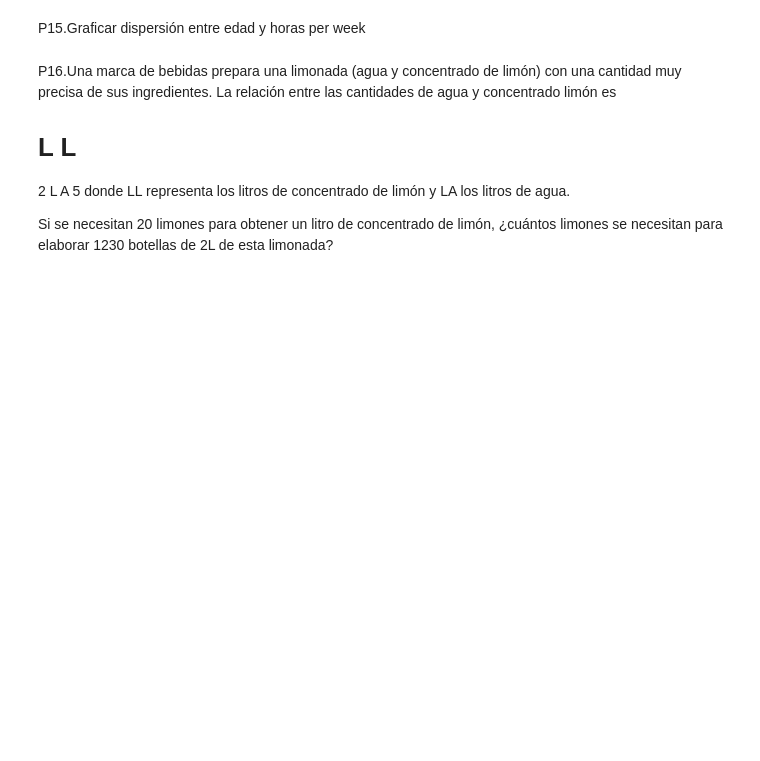
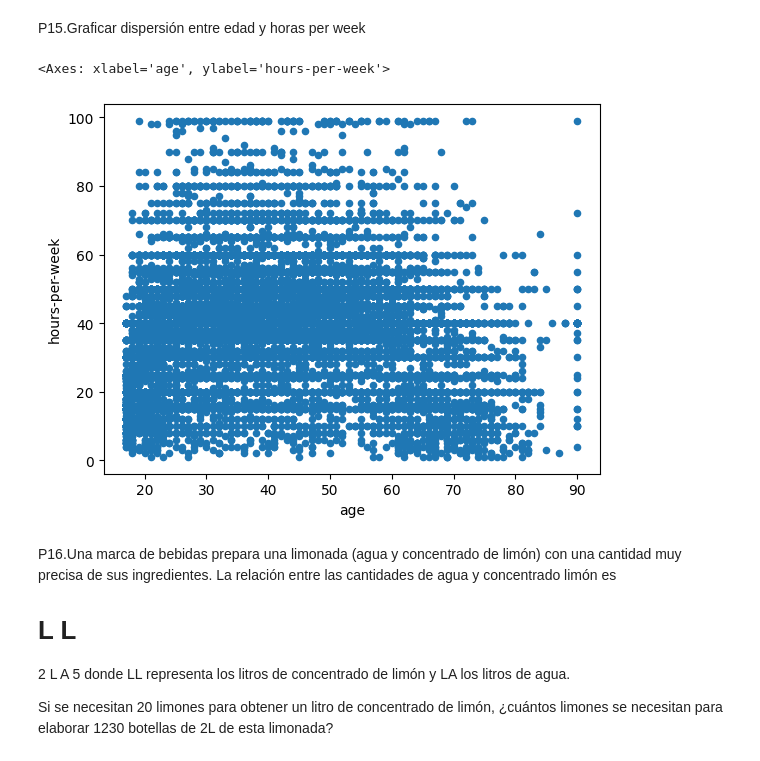
Before and after one commit to Xavier-ML/BIOESTADISTICA-XAVIER-ML, a Jupyter notebook: Examen_Final_Preguntas.ipynb, the cells around one changed output. Drawn from its saved outputs; the diff is of its cells as text; code cells hidden in the pictures; blank space fills up the shorter version.

```diff
--- a/Examen_Final_Preguntas.ipynb
+++ b/Examen_Final_Preguntas.ipynb
@@ -354,5 +421,10 @@ P14.Graficar Violin  Hours per week
 # %% [markdown]
 P15.Graficar dispersión entre edad y horas per week
+# %%
+datos.plot.scatter(x="age",y="hours-per-week")
+# %% [output]
+<Axes: xlabel='age', ylabel='hours-per-week'>
+[figure, added]
 # %% [markdown]
 P16.Una marca de bebidas prepara una limonada (agua y concentrado de limón) con una cantidad muy precisa de sus ingredientes. La relación entre las cantidades de agua y concentrado limón es
 
```
Also changed, not shown: parts of 5 cells of this notebook.
